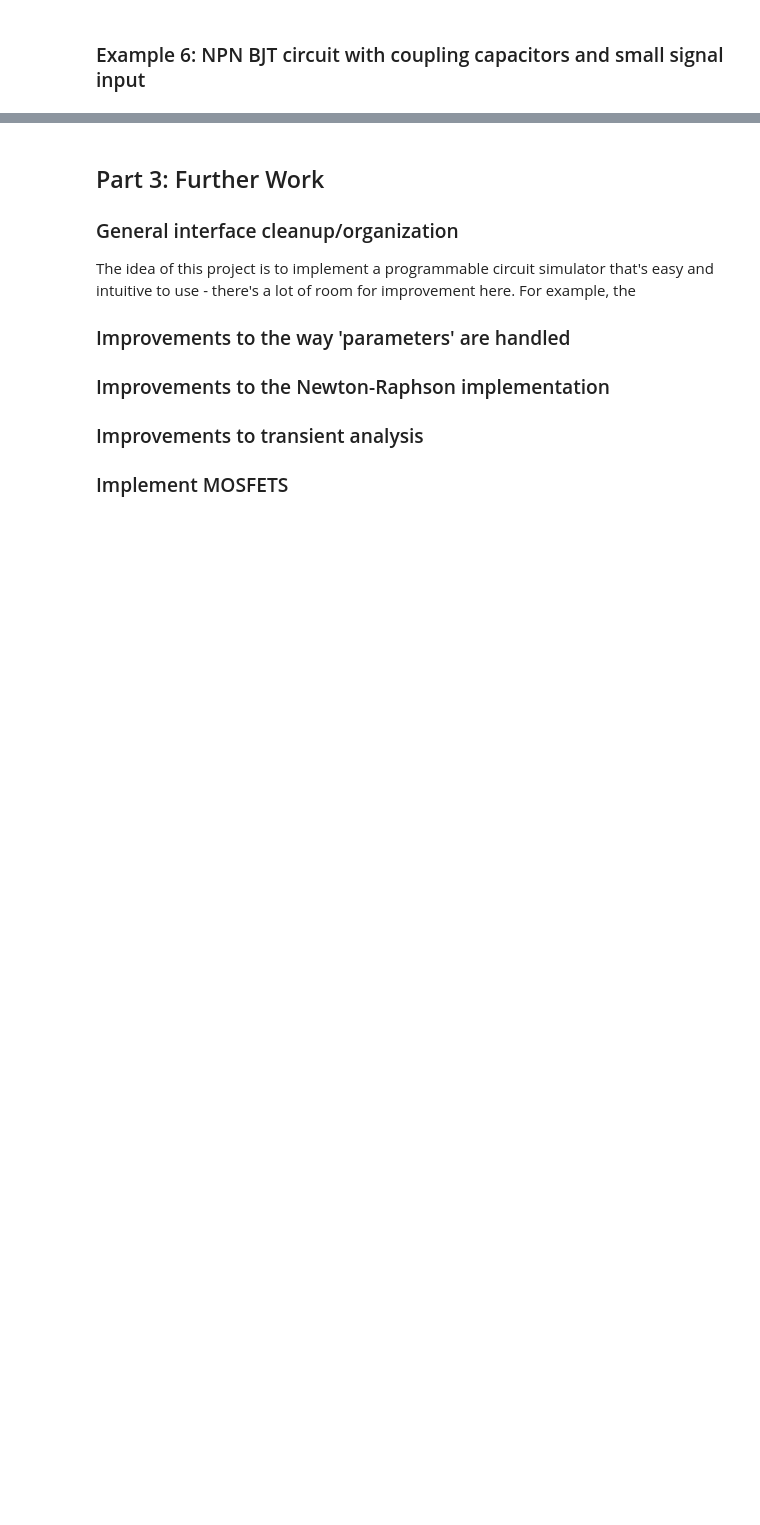
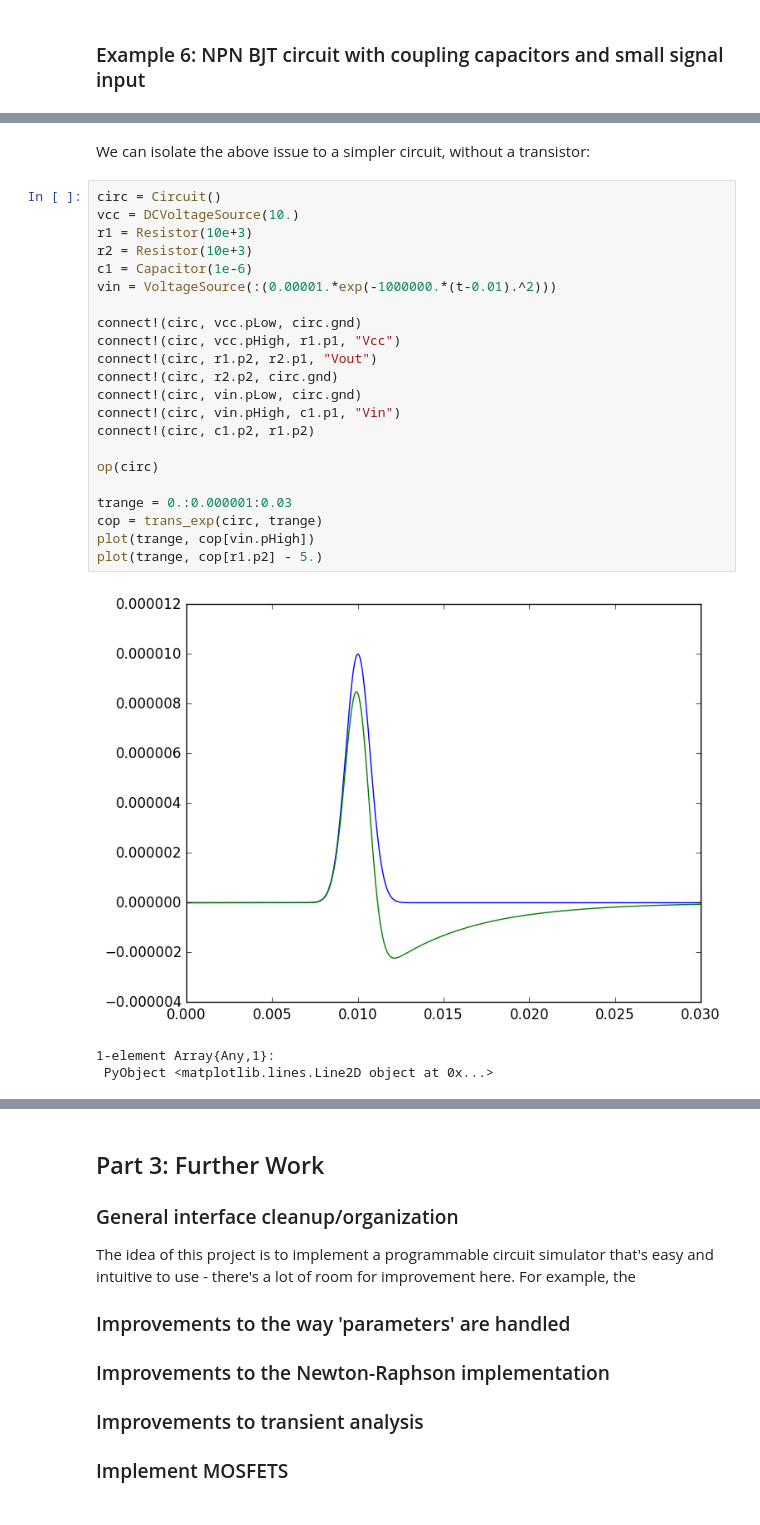
Before and after one commit to mridsole/SimpleCircuits.jl, a Jupyter notebook: MATH3976 Project - Rapisarda 440429320.ipynb, the cells around one changed output, grey strips where cells are left out. Saved outputs shown, nothing was run; the diff lists cells and outputs as text; blank space fills up the shorter version.

```diff
--- a/MATH3976 Project - Rapisarda 440429320.ipynb
+++ b/MATH3976 Project - Rapisarda 440429320.ipynb
@@ -331,0 +324,28 @@ Closest candidates are:
+# %% [markdown]
+We can isolate the above issue to a simpler circuit, without a transistor:
+# %%
+circ = Circuit()
+vcc = DCVoltageSource(10.)
+r1 = Resistor(10e+3)
+r2 = Resistor(10e+3)
+c1 = Capacitor(1e-6)
+vin = VoltageSource(:(0.00001.*exp(-1000000.*(t-0.01).^2)))
+
+connect!(circ, vcc.pLow, circ.gnd)
+connect!(circ, vcc.pHigh, r1.p1, "Vcc")
+connect!(circ, r1.p2, r2.p1, "Vout")
+connect!(circ, r2.p2, circ.gnd)
+connect!(circ, vin.pLow, circ.gnd)
+connect!(circ, vin.pHigh, c1.p1, "Vin")
+connect!(circ, c1.p2, r1.p2)
+
+op(circ)
+
+trange = 0.:0.000001:0.03
+cop = trans_exp(circ, trange)
+plot(trange, cop[vin.pHigh])
+plot(trange, cop[r1.p2] - 5.)
+# %% [output]
+[figure, added]
+1-element Array{Any,1}:
+ PyObject <matplotlib.lines.Line2D object at 0x...>
```
Also changed, not shown: parts of 16 cells of this notebook, 4 other files.
